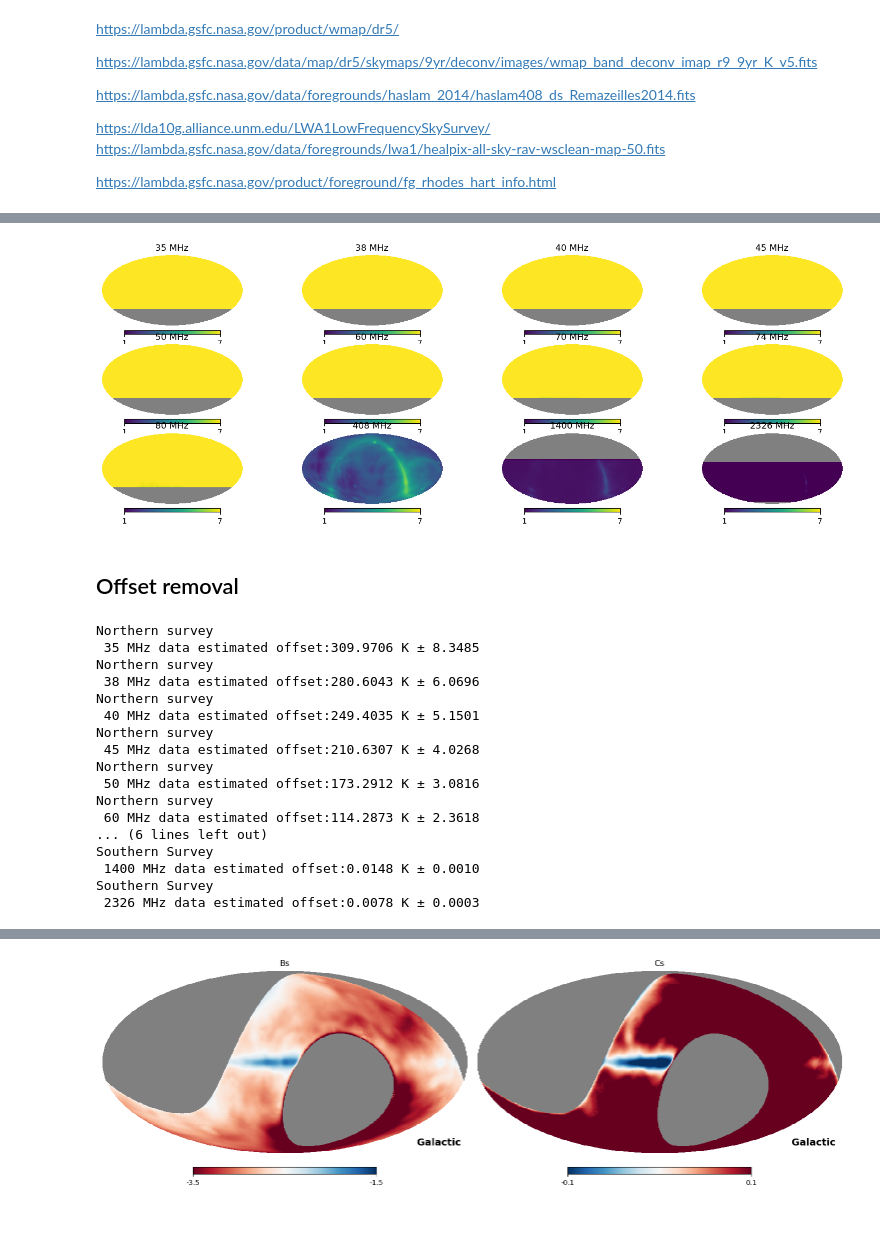
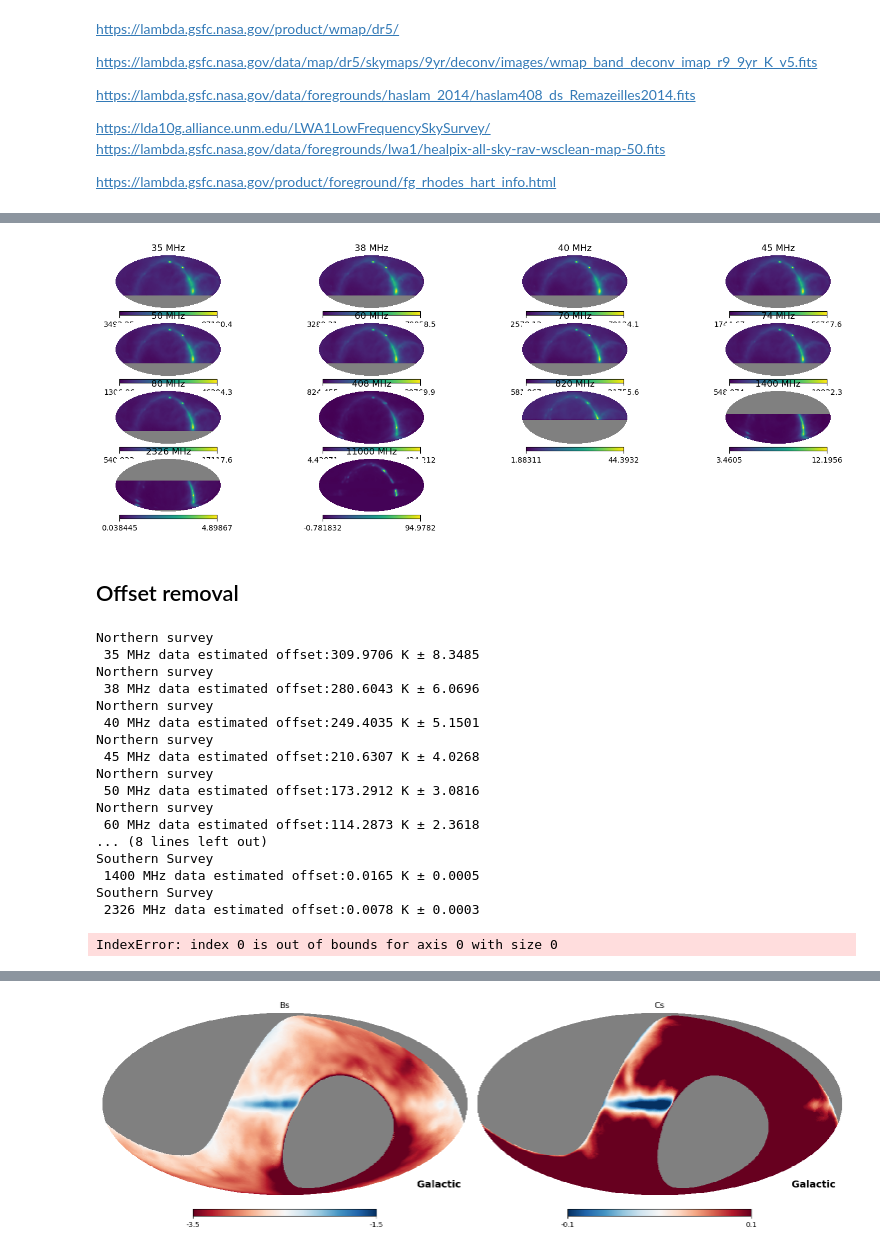
Before and after one commit to giuspugl/fitting_synchrotron, a Jupyter notebook: coarse_parameters.ipynb, the cells around one changed output, grey strips where cells are left out. Saved outputs shown, nothing was run; the diff lists cells and outputs as text; code cells hidden in the pictures; blank space fills up the shorter version.

Commit message:
adding quijote

```diff
--- a/coarse_parameters.ipynb
+++ b/coarse_parameters.ipynb
@@ -237,7 +267,7 @@ hp.read_map(f"../lwa_data/{fstring}"  )
 try :
     print(f"reading {fstring} ")
 
-    maps[23000],_=  hp.read_map(f"lwa_data/{fstring}" ,h=True  )
+    maps[23000],_=  hp.read_map(f"../lwa_data/{fstring}" ,h=True  )
 except FileNotFoundError:
     filename = wget.download( f"https://lambda.gsfc.nasa.gov/data/map/dr5/skymaps/9yr/deconv/images/{fstring}", out ="../lwa_data")
     maps[23000]=  hp.read_map(f"../lwa_data/{fstring}"  )
@@ -245,7 +275,21 @@ maps[23000 ] = rotate_map(maps[23000], 'G', 'C')
 
 maps[23000]= (maps[23000]*u.mK).to(maps[50].unit) *Kcmb2Krj( 23  *u.GHz )
 """
+fstring='Dwingeloo_Kelvins_1_256.fits'
 
+try :
+    print(f"reading {fstring} ")
+    maps[820],_=  hp.read_map(f"../lwa_data/{fstring}" ,h=True  )
+except FileNotFoundError:
+    filename = wget.download( f"https://lambda.gsfc.nasa.gov/data/foregrounds/dwingeloo_820/{fstring}", out ="../lwa_data")
+    maps[820]=  hp.read_map(f"../lwa_data/{fstring}"  )
+
+nans= maps[820]<0
+maps[820][nans]=0
+maps[820 ] = rotate_map(maps[820], 'G', 'C')
+zeros  = hp.query_strip(nside=hp.get_nside(maps[820]) , theta1=np.radians(90+7), theta2 =np.pi )
+maps[820][zeros]=np.nan
+maps[820] =(maps[820]*u.K).to(maps[35] .unit)
 
 fstring="lambda_chipass_healpix_r10.fits"
 
@@ -262,8 +306,8 @@ except FileNotFoundError:
 nans =maps[1400]<-1e20
 maps[1400][nans] = 0.
 maps[1400 ] = rotate_map(maps[1400], 'G', 'C')
-zeros  = hp.query_strip(nside=hp.get_nside(maps[1400]) , theta1=0, theta2 =np.radians(90-20) )
-
+zeros=  maps[1400] ==0.
+#zeros  = hp.query_strip(nside=hp.get_nside(maps[1400]) , theta1=0, theta2 =np.radians(90-10) )
 maps[1400][zeros]  =  np.nan
 maps[1400]= (maps[1400]*u.mK   ).to(maps[50].unit)
 
@@ -272,7 +316,7 @@ fstring="lambda_23de_hea.fits"
 
 try :
     print(f"reading {fstring} ")
-    maps[2326]=  hp.read_map(filename=f"{fstring}"   )
+    maps[2326]=  hp.read_map(filename=f"../lwa_data/{fstring}"   )
 except FileNotFoundError:
     filename = wget.download( f"https://lambda.gsfc.nasa.gov/data/foregrounds/rhodes_2326/{fstring}" , out ="../lwa_data")
     maps[2326]=  hp.read_map(f"../lwa_data/{fstring}"  )
@@ -280,6 +324,18 @@ zeros= maps[2326 ]==0.
 maps[2326][zeros]= np.nan
 maps[2326]= (maps[2326]*u.K   ).to(maps[50].unit)
 
+
+fstring="quijote_mfi_smth_skymap_11ghz_512_dr1.fits"
+try :
+    print(f"reading {fstring} ")
+    maps[11000]=  hp.read_map(filename=f"../lwa_data/{fstring}"   )
+except FileNotFoundError:
+    filename = wget.download( f"https://lambda.gsfc.nasa.gov/data/suborbital/QUIJOTE/QUIJOTE-MFI-Release1/{fstring}" , out ="../lwa_data")
+    maps[11000]=  hp.read_map(f"../lwa_data/{fstring}"  )
+
+
+maps[11000 ]= rotate_map(maps[11000], 'G', 'C')
+maps[11000] =(maps[11000]*u.K).to(maps[35] .unit)
 
 nside= hp.get_nside(maps[35] )
 npix= hp.nside2npix(nside)
@@ -298,8 +354,10 @@ fwhms = {35: 4.7*u.deg,
         74:2.2*u.deg,
         80:2.0*u.deg,
        408 :56*u.arcmin,
+         820:1.2*u.deg,
        1400: 14.4*u.arcmin, #https://lambda.gsfc.nasa.gov/product/foreground/fg_chipass_info.html
        2326: 20 *u.arcmin,
+         11000:1*u.deg,
        23000: 0.88*u.deg #https://lambda.gsfc.nasa.gov/product/wmap/dr5/
         }
 ## smooth maps to lowest LWA reso ~ 5 deg
@@ -314,6 +372,10 @@ for k  in freqs:
         maps[k] = hp.ud_grade(maps[k].value , nside_out=nside )*maps[k].unit
     nans= np.ma.masked_equal(maps[k].value, hp.UNSEEN  ).mask
     maps[k][nans] = np.nan
+
+
+zeros  = hp.query_strip(nside=hp.get_nside(maps[1400]) , theta1=0, theta2 =np.radians(90-10) )
+maps[1400][zeros]  =  np.nan
 # %% [output]
 reading healpix-all-sky-rav-wsclean-map-35.fits
 reading healpix-all-sky-rav-wsclean-map-38.fits
@@ -334,16 +395,17 @@ $4.6881648\mathrm{{}^{\circ}}$
 # %%
 pl.figure(figsize=(15,5))
 j=0
 for fr,m in maps.items():
 
-    hp.mollview(np.log(m.value),  title=f'{fr} MHz'  , sub=(3,4,1+j) ,min=1,max=7, notext=True   )
+    hp.mollview( (m.value),  title=f'{fr} MHz'  , sub=(4,4,1+j) , notext=True   )
 
     j+=1
 # %% [output]
-[figure, old version]
+[figure, new version]
 # %% [markdown]
 ## Offset removal
 # %%
+
 for k  in freqs:
     if k!=408:
         maps[k],offset,error_offset   = remove_off( maps[k],   maps[408] )
@@ -361,11 +423,12 @@ Northern survey
  50 MHz data estimated offset:173.2912 K ± 3.0816
 Northern survey
  60 MHz data estimated offset:114.2873 K ± 2.3618
-... (6 lines left out)
+... (8 lines left out)
 Southern Survey
- 1400 MHz data estimated offset:0.0148 K ± 0.0010
+ 1400 MHz data estimated offset:0.0165 K ± 0.0005
 Southern Survey
  2326 MHz data estimated offset:0.0078 K ± 0.0003
+IndexError: index 0 is out of bounds for axis 0 with size 0
 # %%
 chipass_nans = np.ma.masked_invalid(maps[1400] ).mask
 lwa_nans = np.ma.masked_invalid(maps[35] ).mask
```
Also changed, not shown: parts of 13 cells of this notebook.
